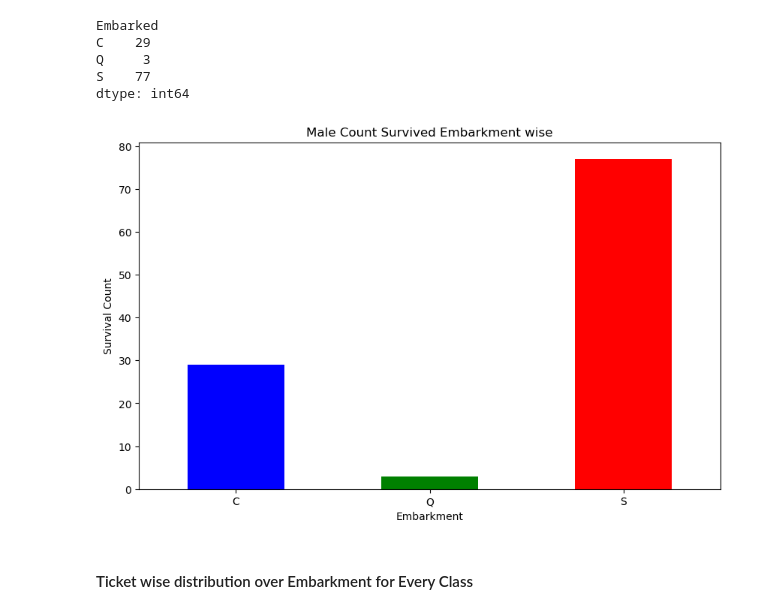
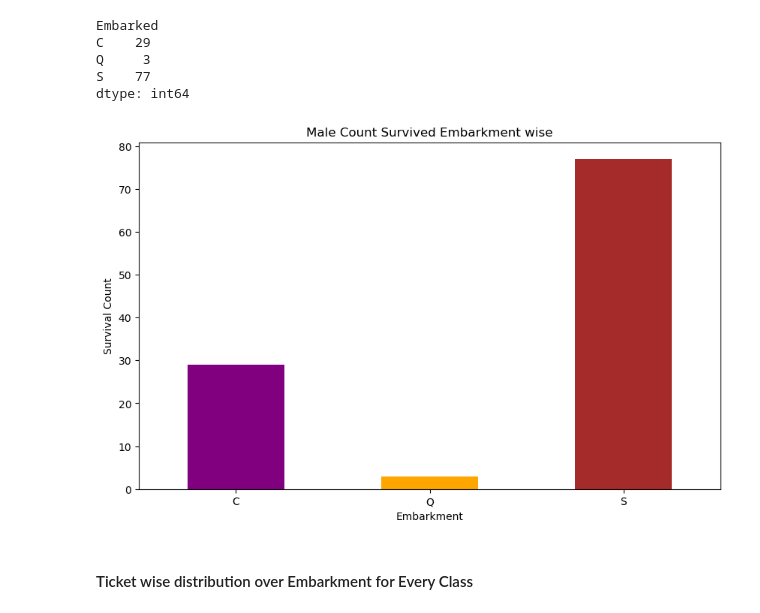
Before and after one commit to ahmadkamrans/titanic-dataset-analysis, a Jupyter notebook: dataAnalysis.ipynb, the cells around one changed output. Cells and saved outputs as stored; diff of their text form; code cells hidden in the pictures.

```diff
--- a/dataAnalysis.ipynb
+++ b/dataAnalysis.ipynb
@@ -749,17 +749,17 @@ S    77
 dtype: int64
 # %%
 
-colors = ['blue', 'green', 'red']
+colors = ['purple', 'orange', 'brown', 'pink', 'gray']
 
 plt.figure(figsize=(10,6))
-male_survived_embarked.plot(kind='bar', color=colors[:len(male_survived_embarked)])
+male_survived_embarked.plot(kind='bar', color=colors)
 plt.title('Male Count Survived Embarkment wise')
 plt.xlabel('Embarkment')
 plt.ylabel('Survival Count')
 plt.xticks(rotation=0)
 plt.show()
 # %% [output]
-[figure, old version]
+[figure, new version]
 # %% [markdown]
 #### Ticket wise distribution over Embarkment for Every Class
 # %%
```
Also changed, not shown: parts of 4 cells of this notebook.
